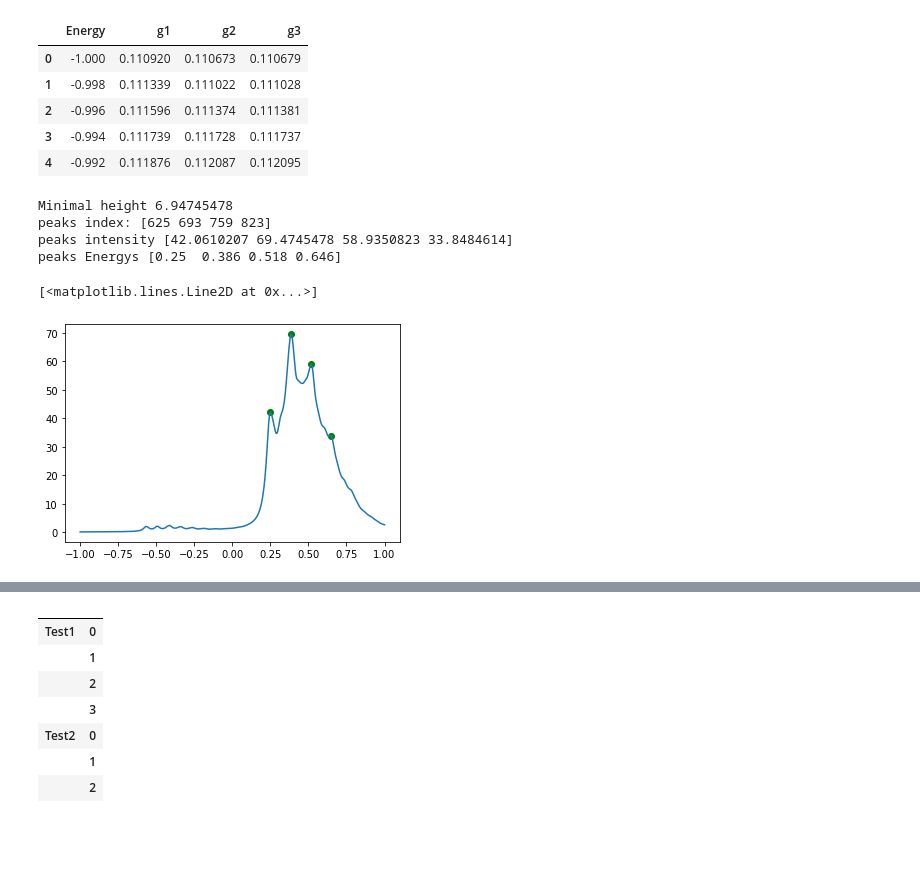
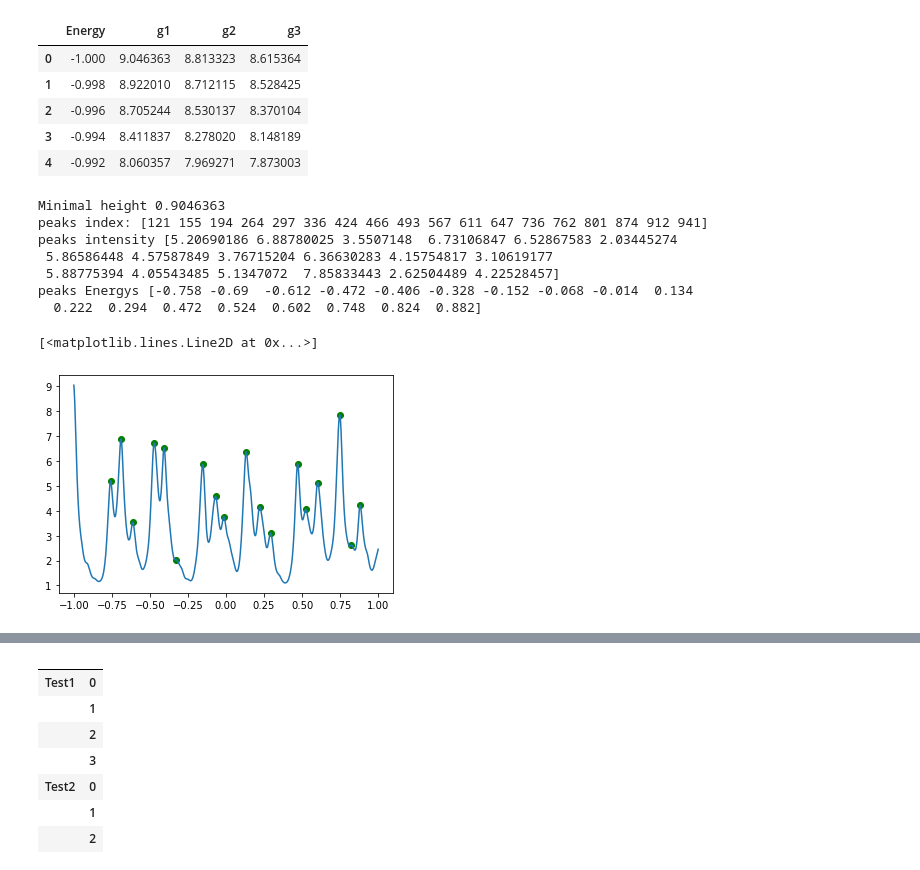
Before and after one commit to GwydionJon/EN_learn, a Jupyter notebook: Test_read_spektrum_pl.ipynb, the cells around one changed output, grey strips where cells are left out. Cells and saved outputs as stored; diff of their text form; code cells hidden in the pictures; blank space fills up the shorter version.

```diff
--- a/Test_read_spektrum_pl.ipynb
+++ b/Test_read_spektrum_pl.ipynb
@@ -9,7 +9,7 @@ from scipy.signal import find_peaks
 
 
 #Prepare the data of a single spectrum
-data_file="spectrum.pl"
+data_file="./spectral_Data/spectras/spectrum0.pl"
 df = pd.read_csv(data_file,sep="   ",header =2,engine='python')
 df=df.dropna(1)
 df.rename(columns={'#': 'Energy',' Energy':'g1','Unnamed: 2':'g2','Unnamed: 3':'g3'}, inplace=True)
@@ -17,33 +17,36 @@ df.rename(columns={'#': 'Energy',' Energy':'g1','Unnamed: 2':'g2','Unnamed: 3':'
 df.head()
 # %% [output]
 |  | Energy | g1 | g2 | g3 |
-| 0 | -1.000 | 0.110920 | 0.110673 | 0.110679 |
-| 1 | -0.998 | 0.111339 | 0.111022 | 0.111028 |
-| 2 | -0.996 | 0.111596 | 0.111374 | 0.111381 |
-| 3 | -0.994 | 0.111739 | 0.111728 | 0.111737 |
-| 4 | -0.992 | 0.111876 | 0.112087 | 0.112095 |
+| 0 | -1.000 | 9.046363 | 8.813323 | 8.615364 |
+| 1 | -0.998 | 8.922010 | 8.712115 | 8.528425 |
+| 2 | -0.996 | 8.705244 | 8.530137 | 8.370104 |
+| 3 | -0.994 | 8.411837 | 8.278020 | 8.148189 |
+| 4 | -0.992 | 8.060357 | 7.969271 | 7.873003 |
 # %%
 #df['max']=df.iloc[argrelextrema(df.g1.values, np.greater_equal, order=5)[0]]['g1']
 
 #finds all peaks which are higher than 10% of the highest peak
-df['max']=df.iloc[find_peaks(df.g1.values,height=df.g1.max()*0.1)[0]   ]['g1'].dropna()
+df['max']=df.iloc[find_peaks(df.g1.values,height=df.g1.max()*0.05)[0]   ]['g1'].dropna()
 
 print('Minimal height', df.g1.max()*0.1)
 print('peaks index:',find_peaks(df.g1.values,height=df.g1.max()*0.1)[0])
 print('peaks intensity',df['max'].dropna().to_numpy())
 print('peaks Energys', df['Energy'][df['max'].dropna().index].to_numpy())
 test_array_energys=df['Energy'][df['max'].dropna().index].to_numpy()
 
 
 plt.scatter(df.Energy, df['max'], c='g')
 plt.plot(df.Energy, df['g1'])
 # %% [output]
-Minimal height 6.94745478
-peaks index: [625 693 759 823]
-peaks intensity [42.0610207 69.4745478 58.9350823 33.8484614]
-peaks Energys [0.25  0.386 0.518 0.646]
+Minimal height 0.9046363
+peaks index: [121 155 194 264 297 336 424 466 493 567 611 647 736 762 801 874 912 941]
+peaks intensity [5.20690186 6.88780025 3.5507148  6.73106847 6.52867583 2.03445274
+ 5.86586448 4.57587849 3.76715204 6.36630283 4.15754817 3.10619177
+ 5.88775394 4.05543485 5.1347072  7.85833443 2.62504489 4.22528457]
+peaks Energys [-0.758 -0.69  -0.612 -0.472 -0.406 -0.328 -0.152 -0.068 -0.014  0.134
+  0.222  0.294  0.472  0.524  0.602  0.748  0.824  0.882]
 [<matplotlib.lines.Line2D at 0x...>]
-[figure, old version]
+[figure, new version]
 # %%
 
 df_test=pd.DataFrame(zip(df['Energy'][df['max'].dropna().index],df['max'].dropna()),
```
Also changed, not shown: parts of 1 cell of this notebook, 3 other files.
